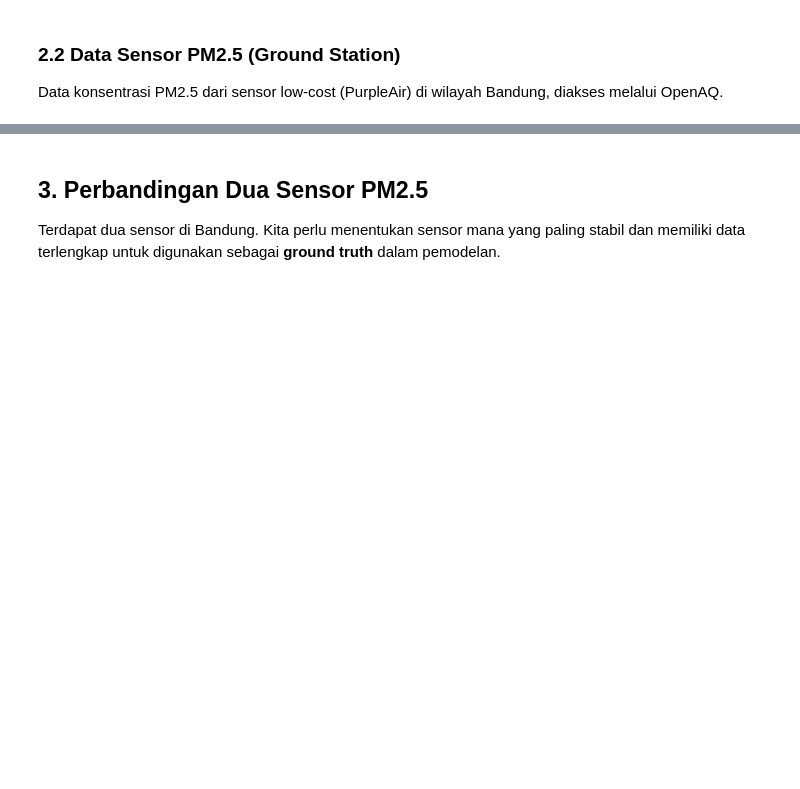
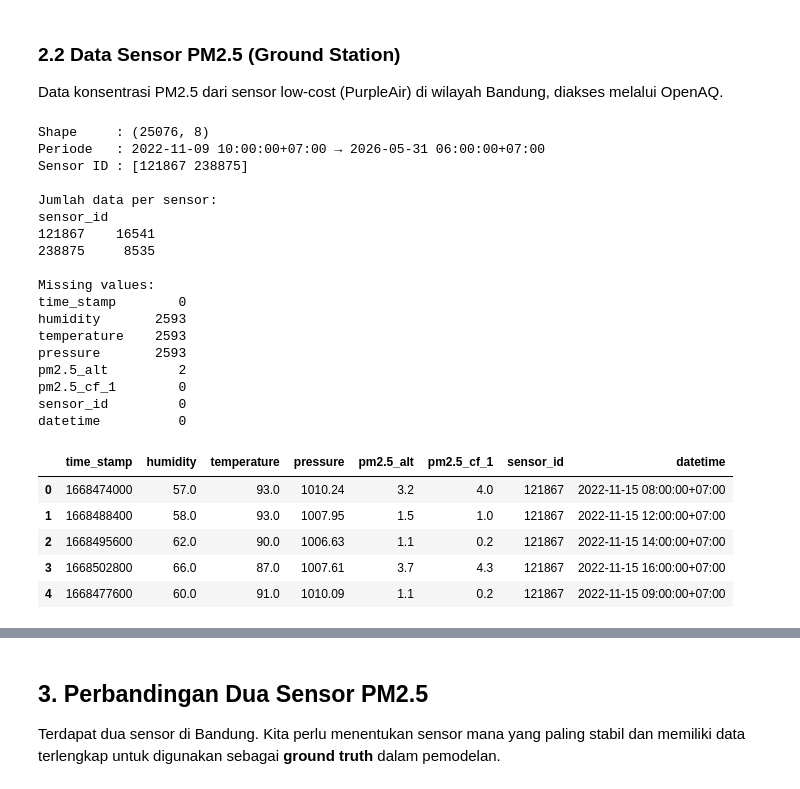
Before and after one commit to JARS-17/AirQuality-Research, a Jupyter notebook: notebooks/01_exploratory/01_EDA_PM25_ERA5.ipynb, the cells around one changed output, grey strips where cells are left out. Drawn from its saved outputs; the diff is of its cells as text; code cells hidden in the pictures; blank space fills up the shorter version.

```diff
--- a/notebooks/01_exploratory/01_EDA_PM25_ERA5.ipynb
+++ b/notebooks/01_exploratory/01_EDA_PM25_ERA5.ipynb
@@ -72,19 +110,44 @@ era5.describe().round(3)
 Data konsentrasi PM2.5 dari sensor low-cost (PurpleAir) di wilayah Bandung, diakses melalui OpenAQ.
 # %%
 # Load Sensor PM2.5
-sensor = pd.read_csv(r'D:\Kuliah Praktik\KP BRIN\data\raw\hourly_all_sensors.csv')
+sensor = pd.read_csv(r'/content/drive/MyDrive/KP_BRIN/data/raw/purpleair/hourly_all_sensors.csv')
 sensor['datetime'] = pd.to_datetime(sensor['datetime'], utc=True)
 sensor['datetime'] = sensor['datetime'].dt.tz_convert('Asia/Jakarta')
 
 print(f"Shape     : {sensor.shape}")
 print(f"Periode   : {sensor['datetime'].min()} → {sensor['datetime'].max()}")
 print(f"Sensor ID : {sensor['sensor_id'].unique()}")
 print(f"\nJumlah data per sensor:")
 print(sensor['sensor_id'].value_counts().to_string())
 print(f"\nMissing values:")
 print(sensor.isnull().sum().to_string())
 
 sensor.head()
+# %% [output]
+Shape     : (25076, 8)
+Periode   : 2022-11-09 10:00:00+07:00 → 2026-05-31 06:00:00+07:00
+Sensor ID : [121867 238875]
+
+Jumlah data per sensor:
+sensor_id
+121867    16541
+238875     8535
+
+Missing values:
+time_stamp        0
+humidity       2593
+temperature    2593
+pressure       2593
+pm2.5_alt         2
+pm2.5_cf_1        0
+sensor_id         0
+datetime          0
+|  | time_stamp | humidity | temperature | pressure | pm2.5_alt | pm2.5_cf_1 | sensor_id | datetime |
+| 0 | 1668474000 | 57.0 | 93.0 | 1010.24 | 3.2 | 4.0 | 121867 | 2022-11-15 08:00:00+07:00 |
+| 1 | 1668488400 | 58.0 | 93.0 | 1007.95 | 1.5 | 1.0 | 121867 | 2022-11-15 12:00:00+07:00 |
+| 2 | 1668495600 | 62.0 | 90.0 | 1006.63 | 1.1 | 0.2 | 121867 | 2022-11-15 14:00:00+07:00 |
+| 3 | 1668502800 | 66.0 | 87.0 | 1007.61 | 3.7 | 4.3 | 121867 | 2022-11-15 16:00:00+07:00 |
+| 4 | 1668477600 | 60.0 | 91.0 | 1010.09 | 1.1 | 0.2 | 121867 | 2022-11-15 09:00:00+07:00 |
 # %%
 # Statistik deskriptif sensor
 sensor.describe().round(3)
```
Also changed, not shown: parts of 18 cells of this notebook, 4 other files.
